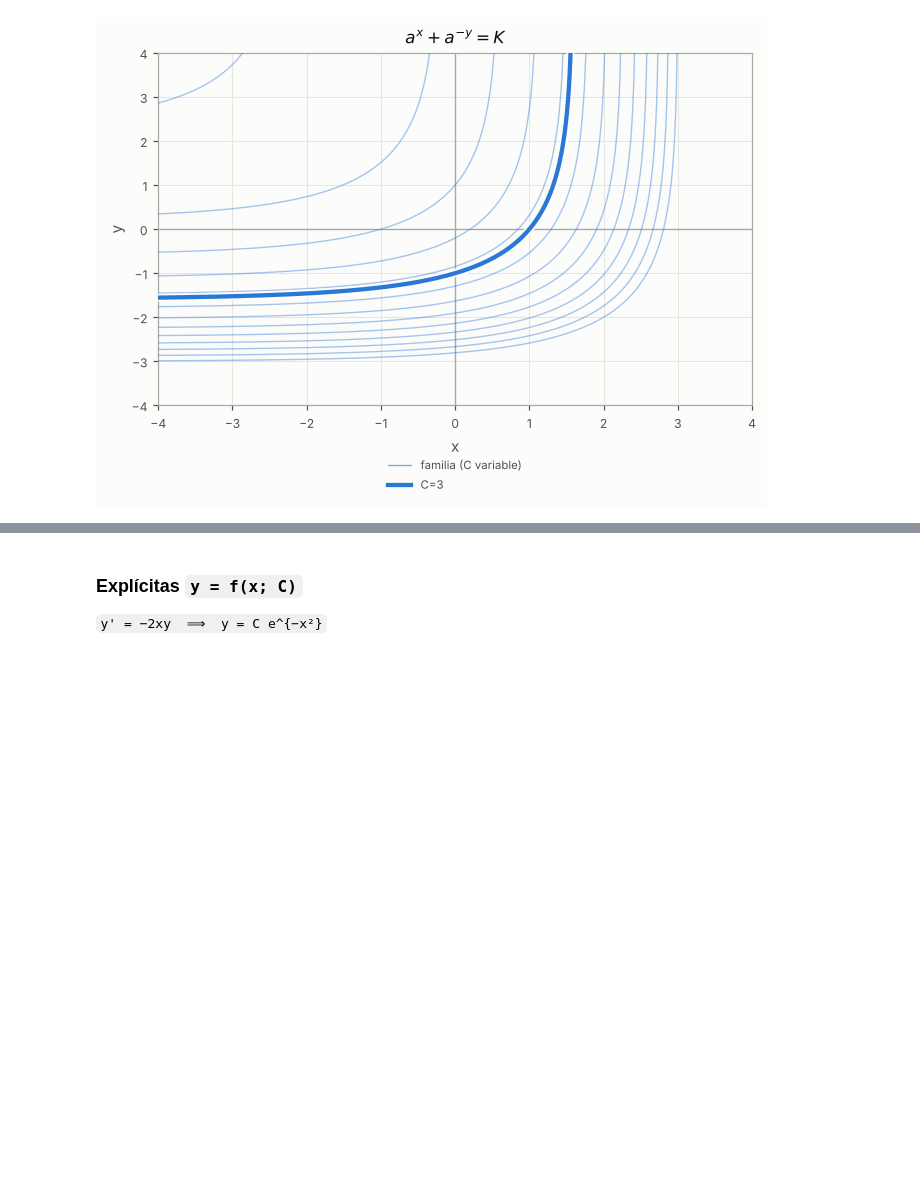
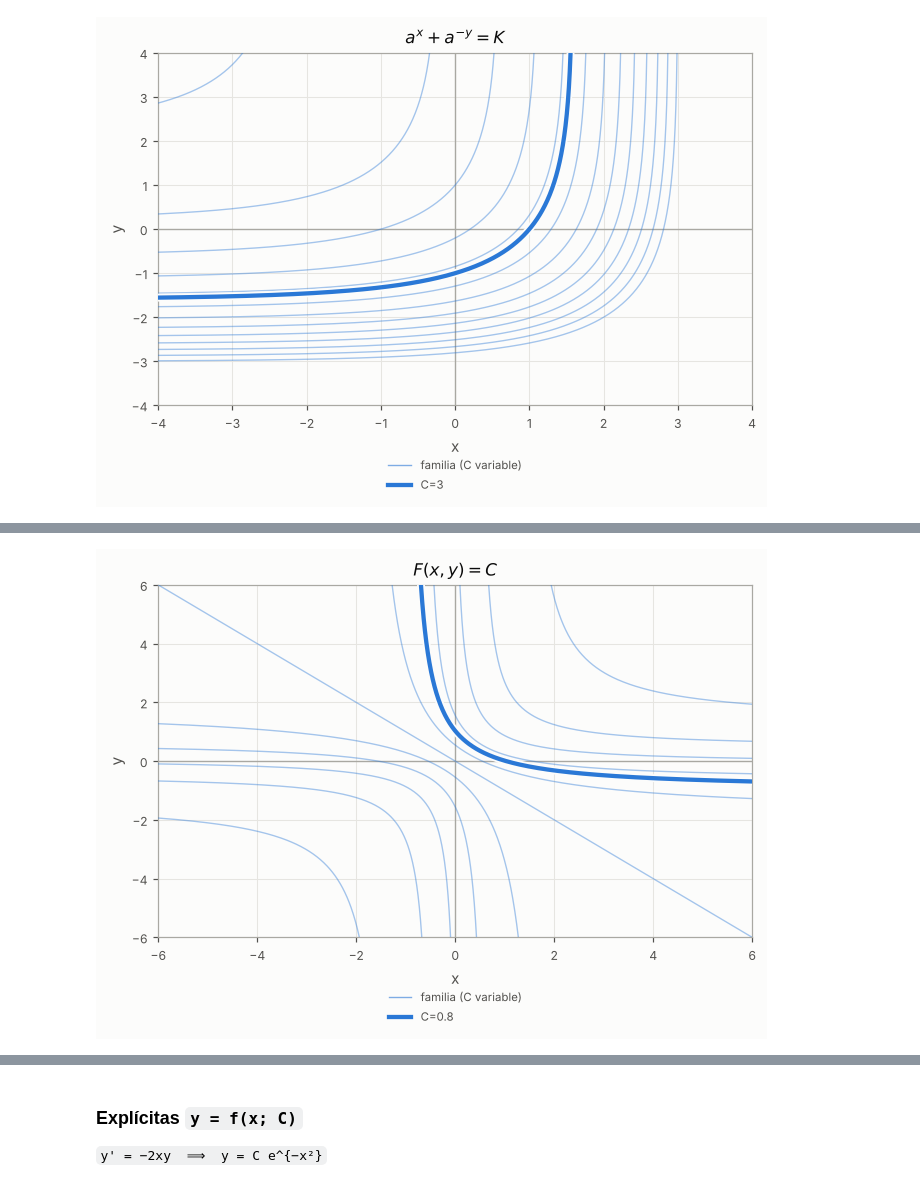
Before and after one commit to EnDriS10/Mathematical_Methods_1, a Jupyter notebook: notebooks/edo_graficas.ipynb, the cells around one changed output, grey strips where cells are left out. Cells and saved outputs as stored; diff of their text form; code cells hidden in the pictures; blank space fills up the shorter version.

```diff
--- a/notebooks/edo_graficas.ipynb
+++ b/notebooks/edo_graficas.ipynb
@@ -67,0 +75,4 @@ plot_level("a^x + a^(-y)", C=(0.2, 8, 3), a=(0.2, 4, 2), window=(-4, 4, -4, 4),
+# %%
+plot_level("atan(x)+atan(y)", C=(-3, 3, 0.8), window=(-6, 6, -6, 6), analytic=dict(y="tan(C-atan(x))", valid="pi/2-abs(C-atan(x))"), method="numeric")  # method="numeric": contornos de F
+# %% [output]
+[figure, added]
```
Also changed, not shown: parts of 9 cells of this notebook, 37 other files.
